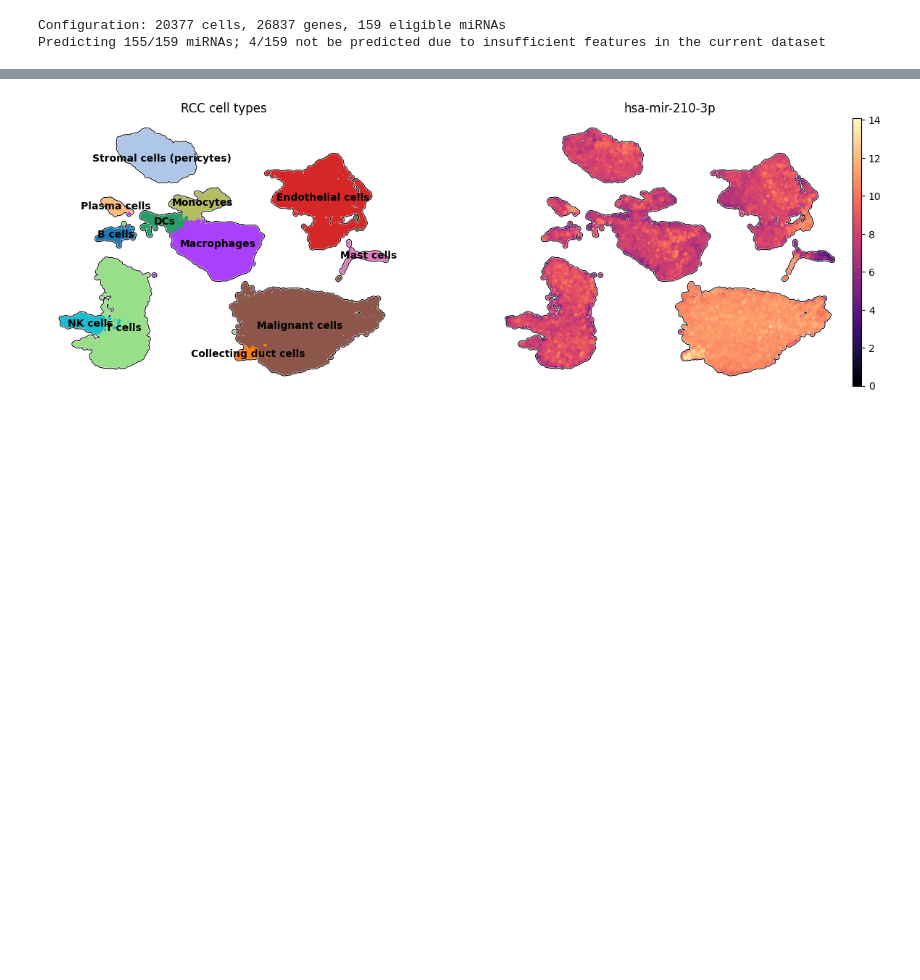
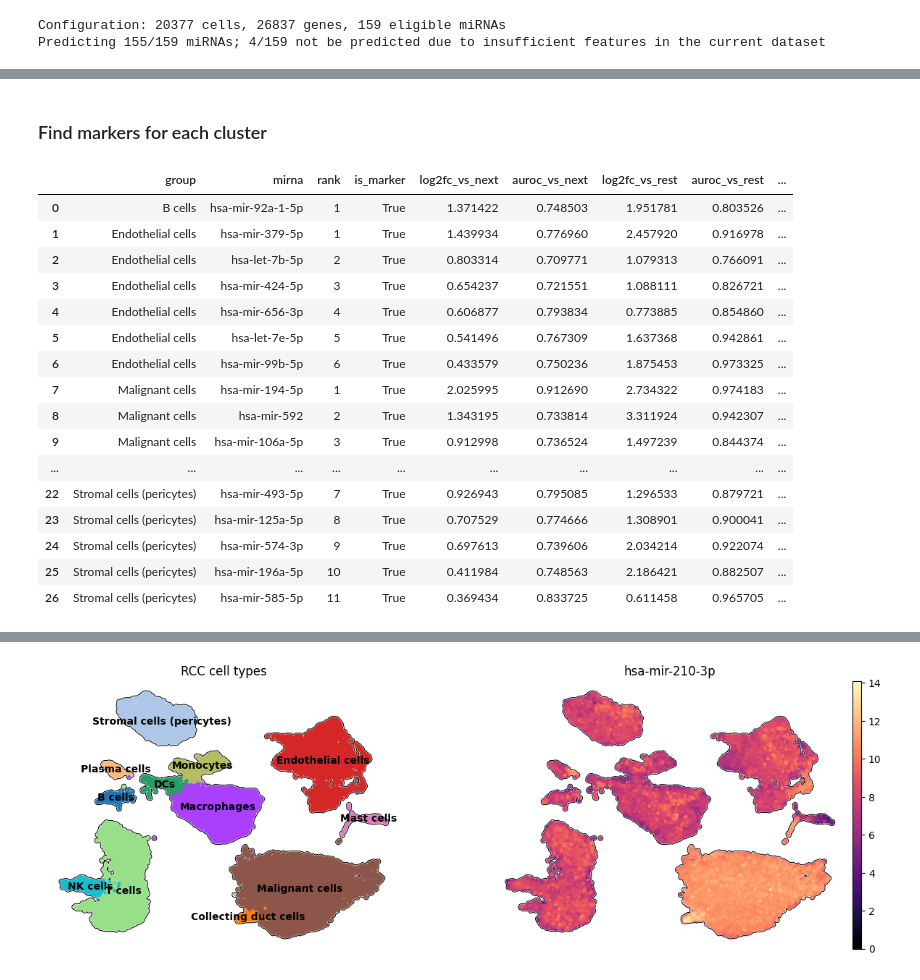
Before and after one commit to neuropromotion/miRNA-prediction-in-single-cell-RNA-seq-data, a Jupyter notebook: ml_pipeline/final_train_test_inference/inference/Inference_example.ipynb, the cells around one changed output, grey strips where cells are left out. Saved outputs shown, nothing was run; the diff lists cells and outputs as text; code cells hidden in the pictures; blank space fills up the shorter version.

```diff
--- a/ml_pipeline/final_train_test_inference/inference/Inference_tutorial.ipynb
+++ b/ml_pipeline/final_train_test_inference/inference/Inference_example.ipynb
@@ -118 +143,3 @@ len(predicted_mirs)
+# %% [markdown]
+### Find markers for each cluster
 # %%
@@ -125,0 +147,20 @@ healthy_adata = sc.read_h5ad(path_healthy)
+# %%
+mk
+# %% [output]
+|  | group | mirna | rank | is_marker | log2fc_vs_next | auroc_vs_next | log2fc_vs_rest | auroc_vs_rest | ... |
+| 0 | B cells | hsa-mir-92a-1-5p | 1 | True | 1.371422 | 0.748503 | 1.951781 | 0.803526 | ... |
+| 1 | Endothelial cells | hsa-mir-379-5p | 1 | True | 1.439934 | 0.776960 | 2.457920 | 0.916978 | ... |
+| 2 | Endothelial cells | hsa-let-7b-5p | 2 | True | 0.803314 | 0.709771 | 1.079313 | 0.766091 | ... |
+| 3 | Endothelial cells | hsa-mir-424-5p | 3 | True | 0.654237 | 0.721551 | 1.088111 | 0.826721 | ... |
+| 4 | Endothelial cells | hsa-mir-656-3p | 4 | True | 0.606877 | 0.793834 | 0.773885 | 0.854860 | ... |
+| 5 | Endothelial cells | hsa-let-7e-5p | 5 | True | 0.541496 | 0.767309 | 1.637368 | 0.942861 | ... |
+| 6 | Endothelial cells | hsa-mir-99b-5p | 6 | True | 0.433579 | 0.750236 | 1.875453 | 0.973325 | ... |
+| 7 | Malignant cells | hsa-mir-194-5p | 1 | True | 2.025995 | 0.912690 | 2.734322 | 0.974183 | ... |
+| 8 | Malignant cells | hsa-mir-592 | 2 | True | 1.343195 | 0.733814 | 3.311924 | 0.942307 | ... |
+| 9 | Malignant cells | hsa-mir-106a-5p | 3 | True | 0.912998 | 0.736524 | 1.497239 | 0.844374 | ... |
+| ... | ... | ... | ... | ... | ... | ... | ... | ... | ... |
+| 22 | Stromal cells (pericytes) | hsa-mir-493-5p | 7 | True | 0.926943 | 0.795085 | 1.296533 | 0.879721 | ... |
+| 23 | Stromal cells (pericytes) | hsa-mir-125a-5p | 8 | True | 0.707529 | 0.774666 | 1.308901 | 0.900041 | ... |
+| 24 | Stromal cells (pericytes) | hsa-mir-574-3p | 9 | True | 0.697613 | 0.739606 | 2.034214 | 0.922074 | ... |
+| 25 | Stromal cells (pericytes) | hsa-mir-196a-5p | 10 | True | 0.411984 | 0.748563 | 2.186421 | 0.882507 | ... |
+| 26 | Stromal cells (pericytes) | hsa-mir-585-5p | 11 | True | 0.369434 | 0.833725 | 0.611458 | 0.965705 | ... |
```
Also changed, not shown: parts of 20 cells of this notebook, 8 other files.
